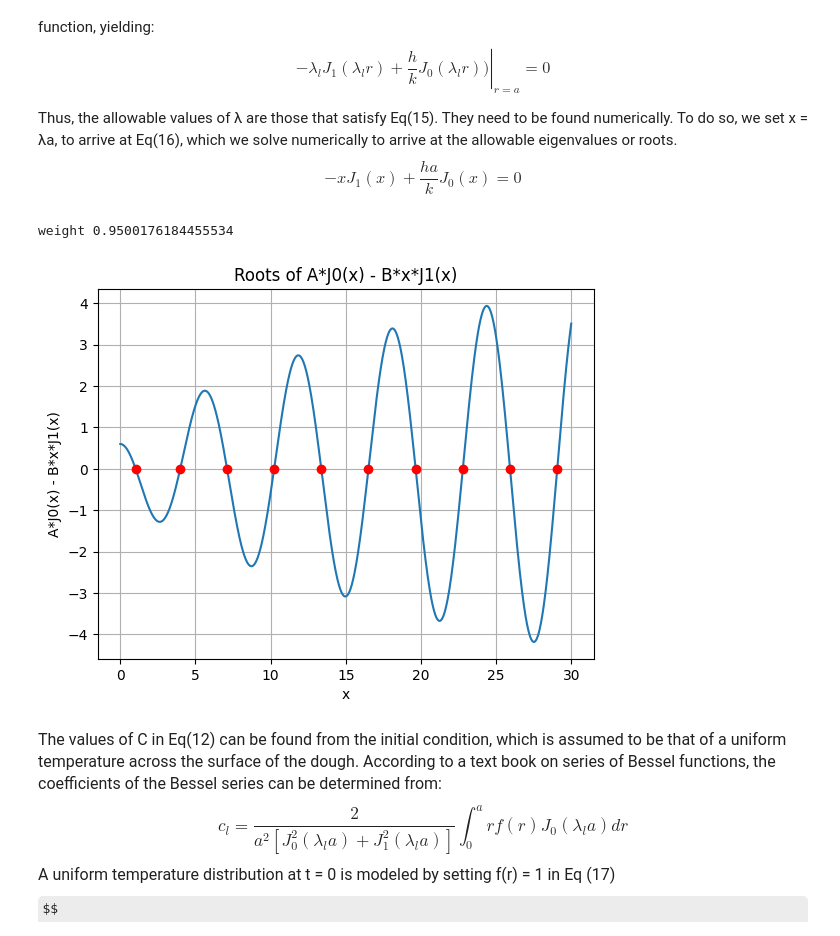
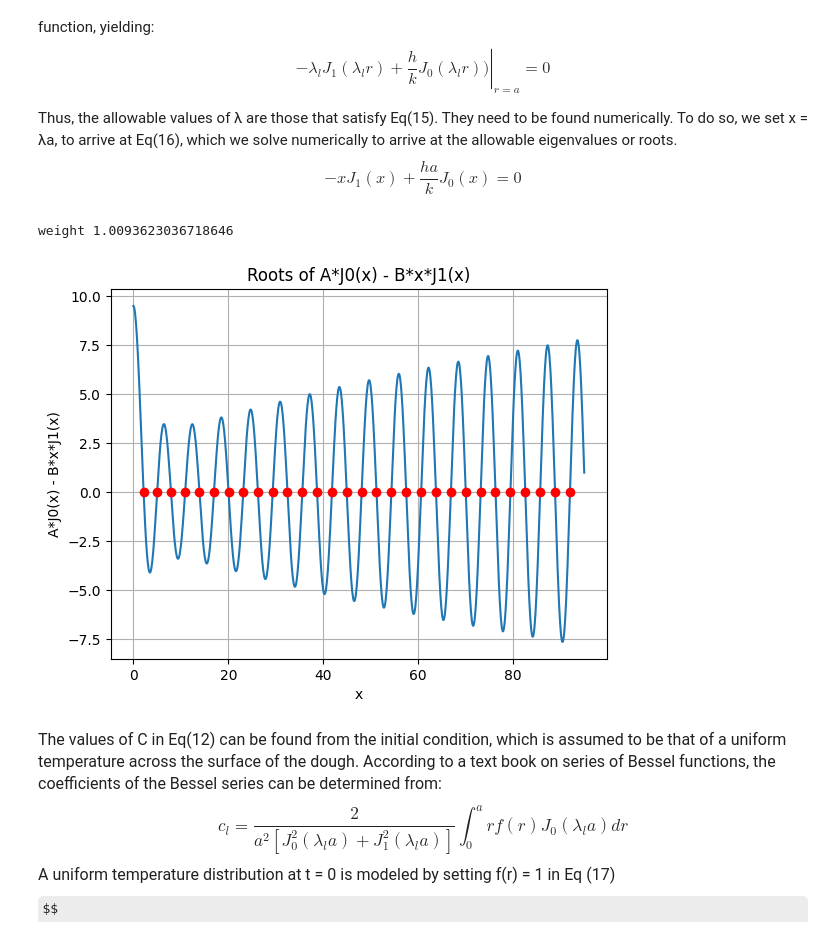
Before and after one commit to geoc1234/sourdough, a Jupyter notebook: notebooks/HeatMap.ipynb, the cells around one changed output. Drawn from its saved outputs; the diff is of its cells as text; code cells hidden in the pictures; some formulas as TeX source.

Commit message:
Correcting initial dough properties and heat transfer

```diff
--- a/notebooks/HeatMap.ipynb
+++ b/notebooks/HeatMap.ipynb
@@ -99,21 +99,21 @@ from scipy.special import j1, j0, jn_zeros
 # Define parameters
 T_air = 37.0  # The refrigerator air temperature °F
 T_0 = 74.0    # The initial bread temperature °F
-radius = 6.0 # 2.0       # radius of the cylindrically shaped bread cm
-height = 7.0 # 5.0       # height or length of the bread cm
-convection_h = 0.00020   # Example value for 'h'
-conduction_k = 0.002 # 0.00363  # Example value for 'k'
-cp = 2092.0
-rho = 0.0012
-alpha = (cp*rho/conduction_k/3600) #0.1convert from sec to hrs
+radius = 9.5  # radius of the cylindrically shaped bread cm
+height = 8.9  # height or length of the bread cm
+convection_h = 0.002/1.8   # Example value for 'h' W/cm^2/Rankin
+conduction_k = 0.002/1.8    # Example value for 'k' W/cm/Rankin
+cp = 2092.0/1.8   # heat capacity dough J/Kg/Rankin
+rho = 0.0004  # density of dough Kg/cm^3
+alpha = (cp*rho/conduction_k/3600) # convert from sec to hrs
 weight_boule = (np.pi*radius**2)*height*rho
 print("weight",weight_boule)
 
-num_roots_l = 50 # Number of terms for summation over l
-num_roots_m = 50  # Number of terms for summation over m
+num_roots_l = 100 # Number of terms for summation over l
+num_roots_m = 100  # Number of terms for summation over m
 
-r_resolution = 50 # Number of r-axis points
-z_resolution = 50 # Number of z-axis points
+r_resolution = 100 # Number of r-axis points
+z_resolution = 100 # Number of z-axis points
 t_resolution = 200 # Number of t-axis points
 
 # Create arrays for plotting
@@ -184,36 +184,36 @@ def find_roots_m(A, B, H = height, x_range=(0,height,1000), n_roots=num_roots_m)
         break;
     return np.array(roots)
 
 def calc_coefficient_l(xl, a=9):
   # expects input xl = lambda_l*a
   term1 = 2.0/(radius**2 * (j0(xl)**2 + j1(xl)**2))
   term2 = a**2*j1(xl)/xl
   #print("coeff", term1*term2)
   return term1*term2
 
 def calc_coefficient_z(xz,H=7):
   # expects input xz = root_m
   term1 = (H/2) + np.sin(xz*H)/(2*xz)
   term2 = (2/xz)*np.sin(xz*H/2)
   return term2/term1
 
 A = (convection_h/conduction_k)*radius
 B = 1
-l_rootsRange = 5*radius
+l_rootsRange = 10*radius
 l_range=(0,l_rootsRange,10000)
 roots_l = find_roots_lambda(A, B,l_range, num_roots_l)
 x = np.linspace(0,l_rootsRange,1000)
 y = A * j0(x) - B * x * j1(x)
 plt.plot(x, y)
 plt.plot(roots_l, np.zeros_like(roots_l), "ro")
 plt.xlabel("x")
 plt.ylabel("A*J0(x) - B*x*J1(x)")
 plt.title("Roots of A*J0(x) - B*x*J1(x)")
 plt.grid(True)
 plt.show()
 # %% [output]
-weight 0.9500176184455534
+weight 1.0093623036718646
-[figure, old version]
+[figure, new version]
 # %% [markdown]
  <font size = "3"> The values of C in Eq(12) can be found from the initial condition, which is assumed to be that of a uniform temperature across the surface of the dough.  According to a text book on series of Bessel functions, the coefficients of the Bessel series can be determined from:
 $$
```
Also changed, not shown: parts of 4 cells of this notebook.
